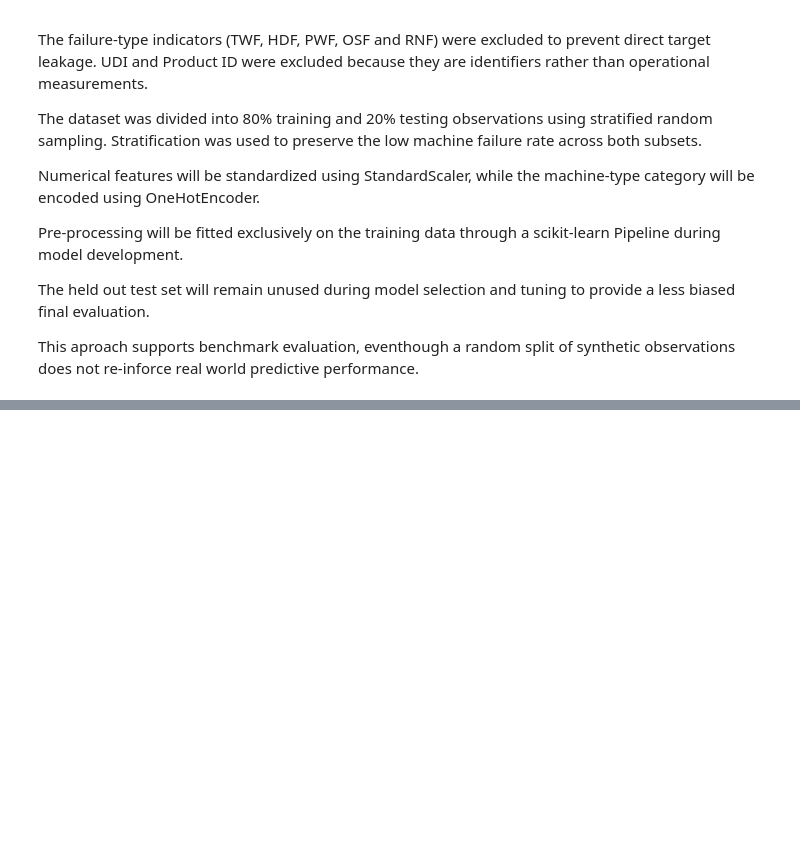
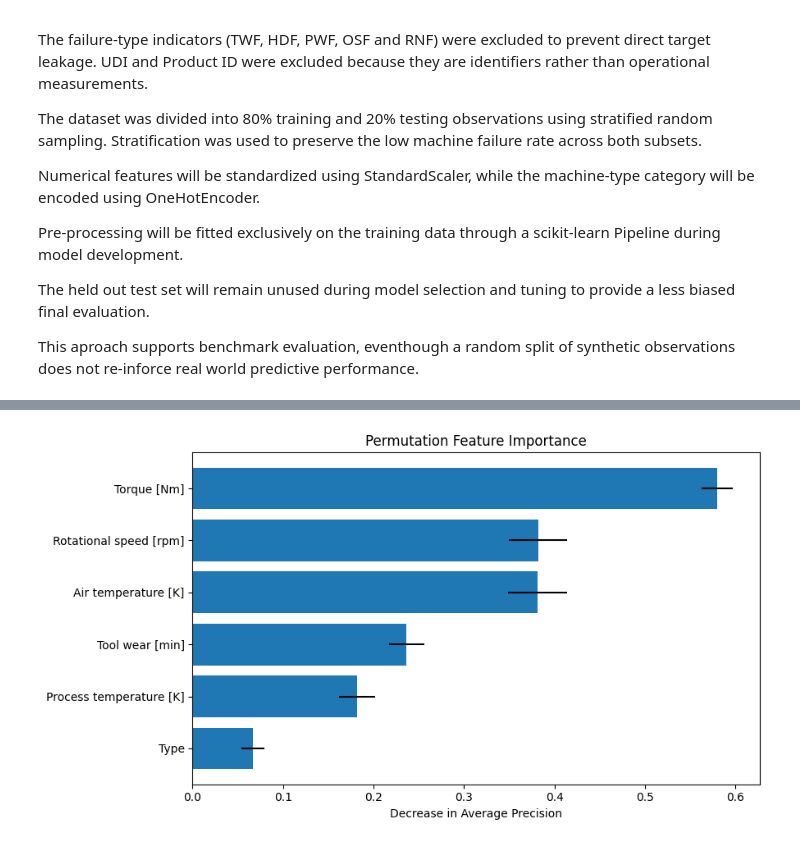
Before and after one commit to gourignair/predictive-maintenance-ml, a Jupyter notebook: notebooks/02_model_development.ipynb, the cells around one changed output, grey strips where cells are left out. Cells and saved outputs as stored; diff of their text form; code cells hidden in the pictures; blank space fills up the shorter version.

```diff
--- a/notebooks/02_model_development.ipynb
+++ b/notebooks/02_model_development.ipynb
@@ -166,0 +227,6 @@ This aproach supports benchmark evaluation, eventhough a random split of synthet
+# %%
+
+logistic_model.fit(X_train, y_train)
+
+print("Logistic regression trained successfully.")
+print("Training observations:", len(X_train))
@@ -166,0 +649,18 @@ This aproach supports benchmark evaluation, eventhough a random split of synthet
+# %%
+
+fig, ax = plt.subplots(figsize=(9, 5))
+
+ax.barh(
+    importance_df["Feature"],
+    importance_df["Importance"],
+    xerr=importance_df["Std"]
+)
+
+ax.invert_yaxis()
+ax.set_xlabel("Decrease in Average Precision")
+ax.set_title("Permutation Feature Importance")
+
+plt.tight_layout()
+plt.show()
+# %% [output]
+[figure, added]
```
Also changed, not shown: parts of 23 cells of this notebook.
